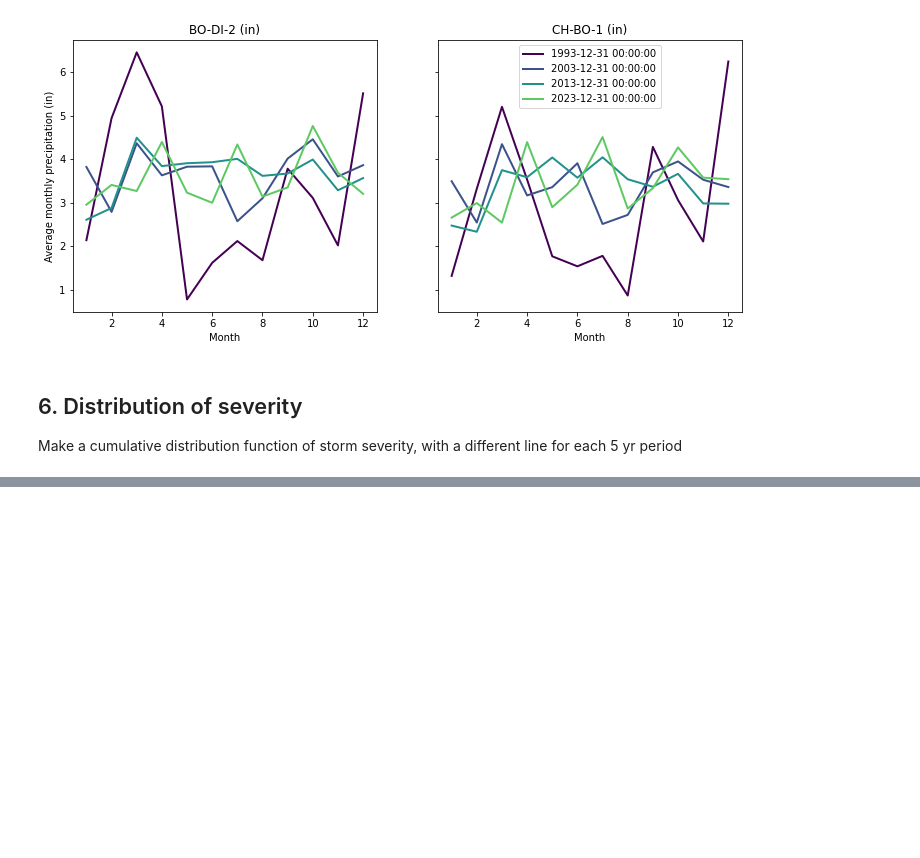
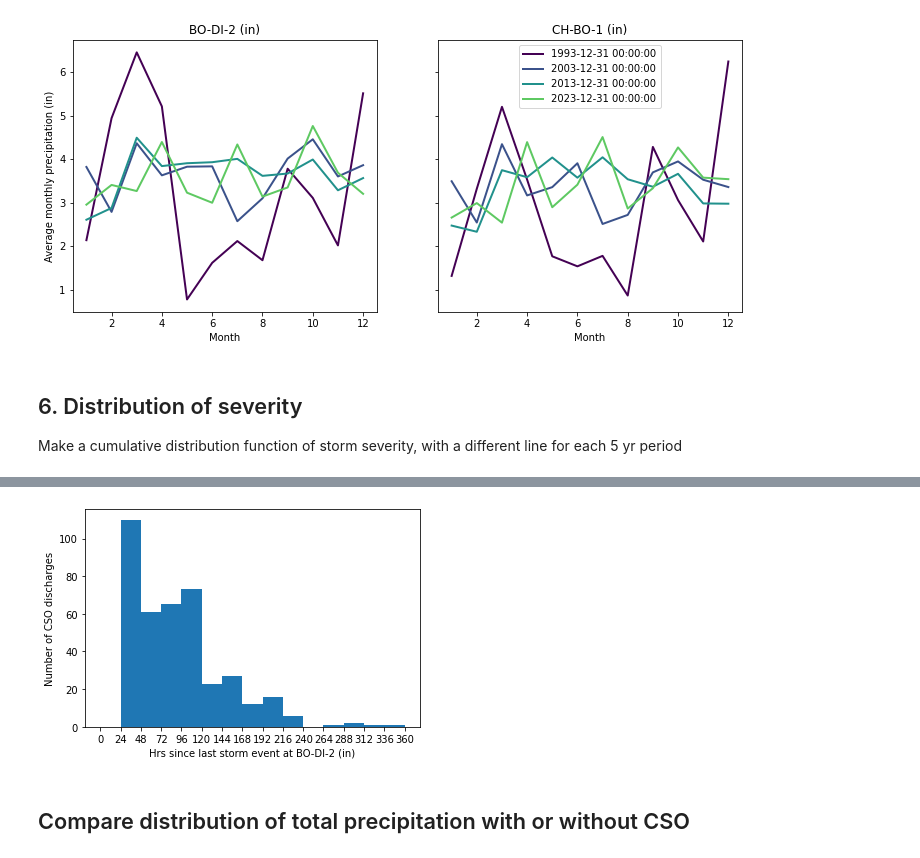
Before and after one commit to nesanders/mywra_precipitation_2022, a Jupyter notebook: 2022_05_24_MyRWA_29yr_Precipitation_Analysis.ipynb, the cells around one changed output, grey strips where cells are left out. Drawn from its saved outputs; the diff is of its cells as text; code cells hidden in the pictures; blank space fills up the shorter version.

```diff
--- a/2022_05_24_MyRWA_29yr_Precipitation_Analysis.ipynb
+++ b/2022_05_24_MyRWA_29yr_Precipitation_Analysis.ipynb
@@ -309,0 +358,14 @@ Make a cumulative distribution function of storm severity, with a different line
+# %%
+REFERENCE_LOCATION = 'BO-DI-2 (in)'
+def get_reference_storm_data() -> pd.DataFrame:
+    """Return the DataFrame `storm_dfs[REFERENCE_LOCATION]`.
+    """
+    return storm_dfs[REFERENCE_LOCATION]
+# %%
+def check_dates(date: Any, storm_dates: Any):
+    """Check types of `date` and `storm_dates`; both should be Timestamp-like.
+    """
+    assert isinstance(storm_dates, pd.Series), 'storm_dates must be a Series'
+    assert storm_dates.dtype == 'datetime64[ns]', \
+        'Storm dates must be datetime64'
+    assert isinstance(date, pd.Timestamp), 'date must be a Timestamp'
@@ -309,0 +374,21 @@ Make a cumulative distribution function of storm severity, with a different line
+# %%
+def hrs_since_last_storm(
+    date: pd.Timestamp,
+    storm_dates: Optional[pd.Series]=None
+) -> float:
+    """Calculate how many hours elapsed between the start of the previous storm
+    event in `storm_dates` and the input `date`.
+
+    If `None`, `storm_dates` will be set to `get_reference_storm_dates()`
+    """
+    if storm_dates is None:
+        storm_dates = get_reference_storm_data()['start_time']
+    check_dates(date, storm_dates)
+    if date > storm_dates.max():
+        logging.warning(f'`date` {date} is outside of `storm_dates` range; '
+                        f'will return np.nan')
+        return np.nan
+    diff = (date - storm_dates).dt.days*24
+    return diff[diff > 0].min()
+# %%
+discharge_delta = cso_data_df['Discharge Date'].apply(hrs_since_last_storm)
@@ -309,0 +407,11 @@ Make a cumulative distribution function of storm severity, with a different line
+# %%
+bins_24hr = np.arange(0,16)*24
+discharge_delta.plot(kind='hist', bins=bins_24hr)
+plt.xlabel(f'Hrs since last storm event at {REFERENCE_LOCATION}')
+plt.ylabel('Number of CSO discharges')
+plt.xticks(bins_24hr)
+plt.show()
+# %% [output]
+[figure, added]
+# %% [markdown]
+## Compare distribution of total precipitation with or without CSO
```
Also changed, not shown: parts of 28 cells of this notebook.
